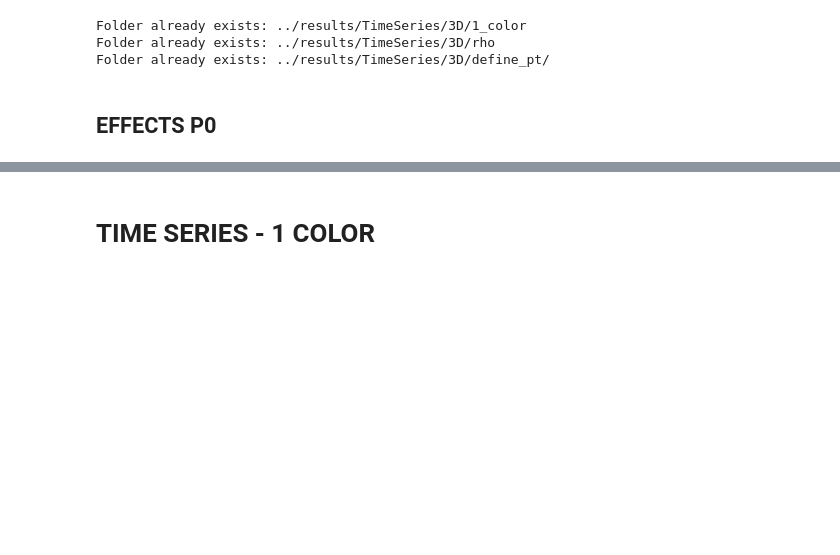
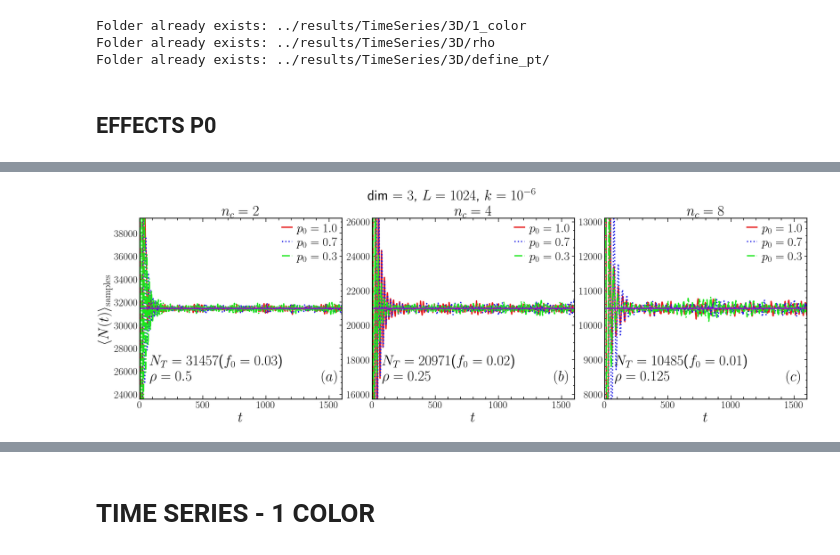
Before and after one commit to JuniorAlencar/self_organization_percolation, a Jupyter notebook: jupyter/TimeSeries_Analysis_3D.ipynb, the cells around one changed output, grey strips where cells are left out. Drawn from its saved outputs; the diff is of its cells as text; code cells hidden in the pictures; blank space fills up the shorter version.

```diff
--- a/jupyter/TimeSeries_Analysis_3D.ipynb
+++ b/jupyter/TimeSeries_Analysis_3D.ipynb
@@ -133,0 +223,91 @@ KeyError: 0
+# %%
+import matplotlib.pyplot as plt
+
+# =========================
+# PAINEL ESQUERDO: N_s = 1
+# =========================
+L = 1024
+dim = 3
+#nc = 1
+#rho = 1 / nc
+k = 1.0e-06
+#f0 = 0.04
+
+p0_lst = [1.0, 0.7, 0.3]
+order_raw = 1
+lw = 3.0
+fs_label =  35
+fs_legend = 30
+fs_labels_fig = 35
+fs_ticks = 25
+fs_title = 35
+
+colors = [
+    (0.9, 0.1, 0.1),
+    (0.1, 0.1, 0.9),
+    (0.1, 0.9, 0.1),
+    (1.0, 0.5, 0.0),
+    (0.8, 0.2, 0.8),
+    (0.2, 0.8, 0.8),
+    (1.0, 1.0, 0.0),
+    (0.6, 0.4, 0.2),
+]
+
+# ==========================
+# PAINEL DIREITO: N_s = 30
+# ==========================
+NT = 41943
+# nc, NT, rho
+#parms = [[2, int(0.03*L**2), 1/2],[4, int(0.01*L**2), 1/4], [8, int(0.01*L**2), 1/8]]
+f0_lst = [0.03, 0.02, 0.01]
+parms = [[2, int(f0_lst[0]*L**2), 1/2],[4, int(f0_lst[1]*L**2), 1/4], [8, int(f0_lst[2]*L**2), 1/8]]
+pc = 0.24881182
+ls = ['solid', 'dotted', 'dashdot']
+base = 8
+fig, ax = plt.subplots(1, 3, figsize=(3*base, base), constrained_layout=True)
+order_mean = 0
+for idx_nc, par in enumerate(parms):
+    print(par)
+    nc = par[0]
+    NT = par[1]
+    rho = par[2]
+    path_dir_pub = f"../SOP_data/published/bond_percolation/num_colors_{nc}/dim_{dim}/L_{L}/NT_constant/NT_{NT}/k_{k:.1e}/rho_{rho:.4e}/"
+    bundle_path = path_dir_pub + "properties_mean_bundle.json"
+    bundle = load_properties_bundle(bundle_path)
+
+    for idx, p0_val in enumerate(p0_lst):
+        data = bundle[p0_val]["orders"][order_mean]
+        time = data["time"]
+        pt_mean = data["nt_mean"]
+
+        ax[idx_nc].plot(time, pt_mean, lw=lw, ls=ls[idx], color=colors[idx], label=fr"$p_0 = {p0_val:.1f}$")
+
+title = [r'$n_c = 2$', r'$n_c = 4$', r'$n_c = 8$']
+labels_fig = [r'$(a)$', r'$(b)$', r'$(c)$']
+
+for idx, a in enumerate(ax):
+    NT = parms[idx][1]
+    rho = parms[idx][2]
+
+    a.minorticks_on()
+    a.tick_params(axis='y', which='major', left=True, right=True, labelleft=False, length=6)
+    a.tick_params(axis='y', which='minor', left=True, right=True, labelleft=False, length=3)
+    a.set_ylim(NT*0.75,1.25*NT)
+    a.set_xlim(0, 1600)
+    a.axhline(y=NT, color="darkviolet", lw=1.05*lw)
+
+    a.set_xlabel(r"$t$",fontsize=fs_label)
+
+    a.set_title(title[idx], fontsize=fs_title)
+    a.legend(fontsize=fs_legend)
+    a.tick_params(axis='y', which='major', labelleft=True)
+    a.text(0.9, 0.10, labels_fig[idx], transform=a.transAxes , fontsize=fs_labels_fig)
+    a.text(0.05, 0.10, f"$N_T = {NT}$($f_0 = {f0_lst[idx]}$)" + "\n" + f"$\\rho = {rho}$", transform=a.transAxes , fontsize=fs_labels_fig)
+    a.tick_params(axis='both', labelsize=fs_ticks)
+
+ax[0].set_ylabel(r'$\langle N(t) \rangle_{\mathrm{samples}}$',fontsize=fs_label)
+mantissa, exp = f"{k:.1e}".split("e")
+fig.suptitle(f"dim $= {dim}$, $L = {L}$, $k=10^{{{int(exp)}}}$", fontsize=35)
+plt.savefig(results_folder + f"/L_{L}_Nt_multiple_p0_ns.pdf")
+plt.show()
+# %% [output]
@@ -133,0 +317 @@ KeyError: 0
+[figure, added]
```
Also changed, not shown: parts of 13 cells of this notebook, 12 other files.
